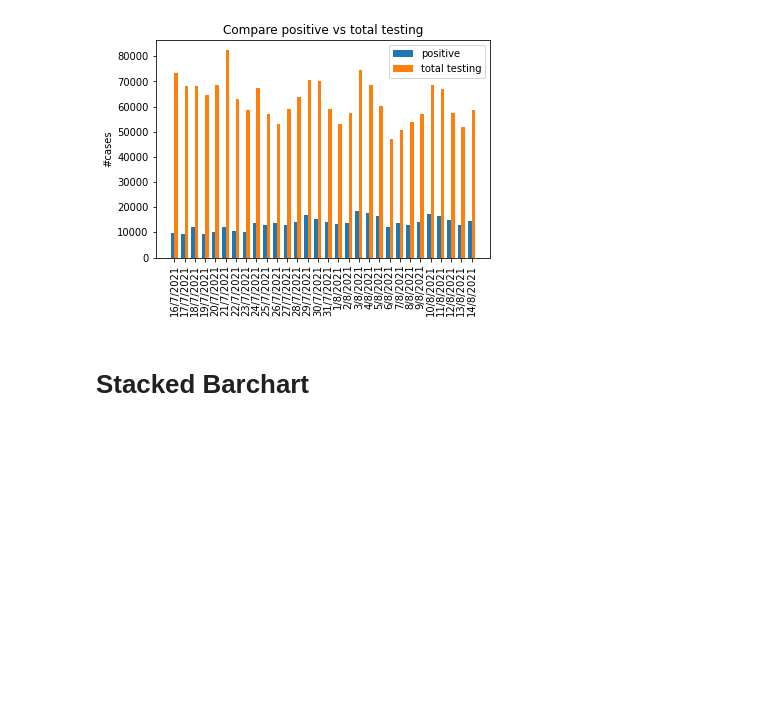
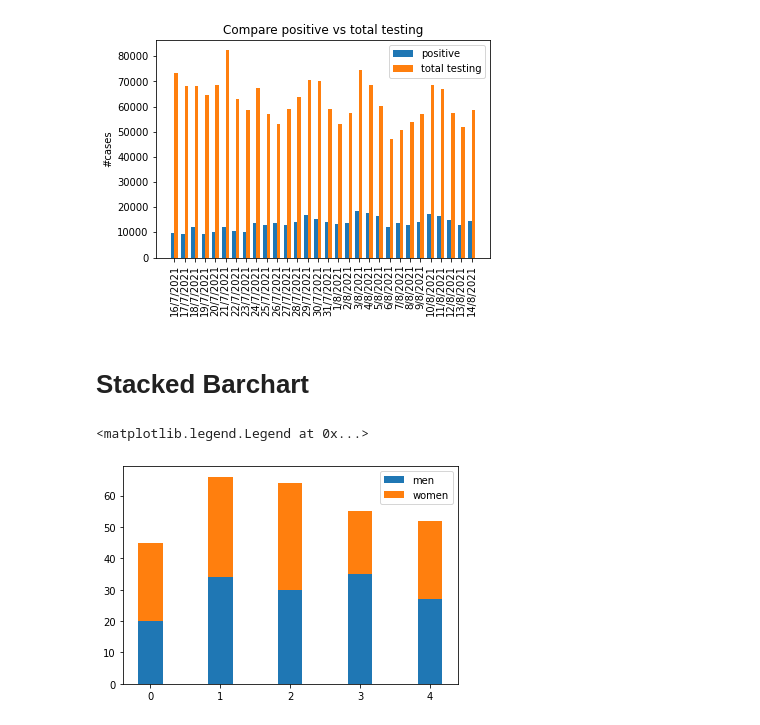
Before and after one commit to moneypitak/DWDM21, a Jupyter notebook: Data_Visualization.ipynb, the cells around one changed output. Drawn from its saved outputs; the diff is of its cells as text; code cells hidden in the pictures; blank space fills up the shorter version.

```diff
--- a/Data_Visualization.ipynb
+++ b/Data_Visualization.ipynb
@@ -243,3 +243,15 @@ plt.legend();
 #plt.bar(np.array([0,1,2,3,4]) - width/2,men_means,width=width,label = 'men')
 #plt.bar(np.array([0,1,2,3,4]) + width/2,women_means,width=width,label = 'women')
 ##plt.legend()
+# %%
+labels = ['G1', 'G2', 'G3', 'G4', 'G5']
+men_means = [20, 34, 30, 35, 27]
+women_means = [25, 32, 34, 20, 25]
+# %%
+plt.bar(np.array([0,1,2,3,4]), men_means, width=width,label = 'men')
+plt.bar(np.array([0,1,2,3,4]), women_means, width=width,bottom=men_means ,label = 'women')
+
+plt.legend()
+# %% [output]
+<matplotlib.legend.Legend at 0x...>
+[figure, added]
```
Also changed, not shown: parts of 8 cells of this notebook.
